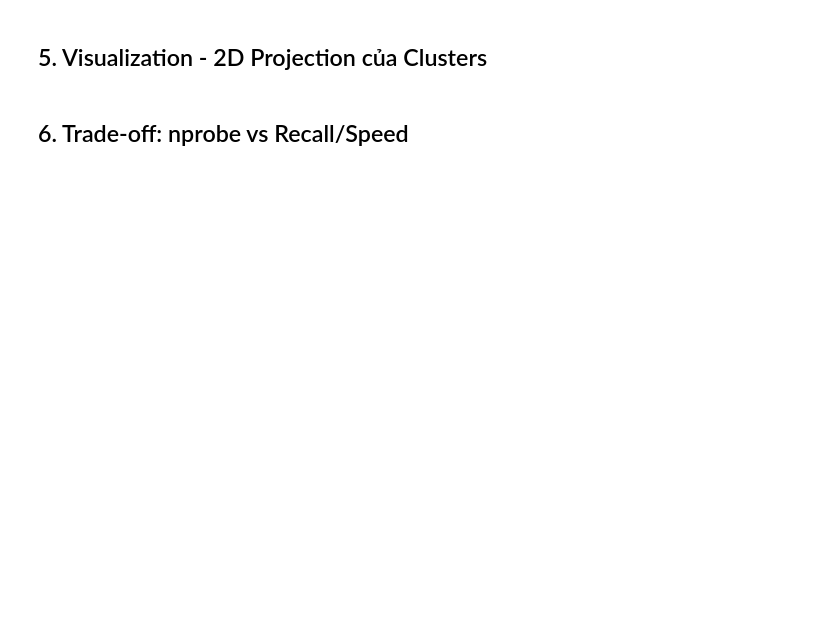
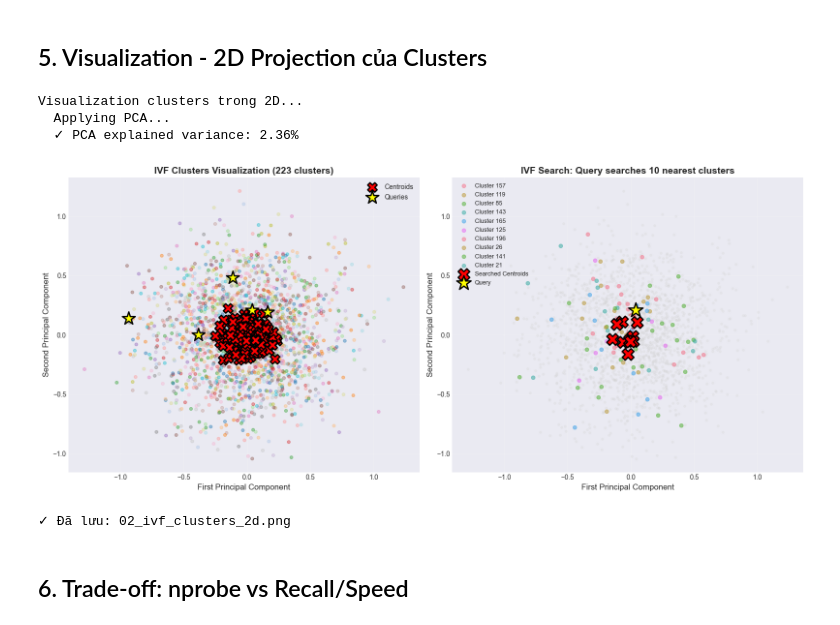
Before and after one commit to dtnntd/faiss, a Jupyter notebook: examples/02_ivf_clustering_visualization.ipynb, the cells around one changed output. Saved outputs shown, nothing was run; the diff lists cells and outputs as text; code cells hidden in the pictures; blank space fills up the shorter version.

```diff
--- a/examples/02_ivf_clustering_visualization.ipynb
+++ b/examples/02_ivf_clustering_visualization.ipynb
@@ -174,8 +208,12 @@ sample_idx = np.random.choice(n_vectors, n_sample, replace=False)
 sample_vectors = database_vectors[sample_idx]
 sample_clusters = cluster_assignments[sample_idx]
 
-# Get centroids
-centroids = faiss.vector_to_array(quantizer.xb).reshape(nlist, dimension)
+# Get centroids from the trained quantizer
+# After training IVF, the centroids are stored in the quantizer as vectors
+# We can reconstruct them one by one
+centroids = np.zeros((nlist, dimension), dtype=np.float32)
+for i in range(nlist):
+    centroids[i] = index_ivf.quantizer.reconstruct(i)
 
 # PCA projection
 print("  Applying PCA...")
@@ -214,7 +252,7 @@ query_idx = 0
 query_2d = queries_2d[query_idx]
 
 # Find nearest centroids to query
-_, nearest_clusters = quantizer.search(query_vectors[query_idx:query_idx+1], nprobe)
+_, nearest_clusters = index_ivf.quantizer.search(query_vectors[query_idx:query_idx+1], nprobe)
 nearest_clusters = nearest_clusters[0]
 
 # Plot all vectors in gray
@@ -230,33 +268,39 @@ for cluster_id in nearest_clusters:
 
 # Plot nearest centroids
 ax.scatter(centroids_2d[nearest_clusters, 0], centroids_2d[nearest_clusters, 1],
            c='red', marker='X', s=300, edgecolors='black',
            linewidth=2, label='Searched Centroids', zorder=5)
 
 # Plot query
 ax.scatter(query_2d[0], query_2d[1], c='yellow', marker='*',
            s=500, edgecolors='black', linewidth=2,
            label='Query', zorder=6)
 
 # Draw lines to searched centroids
 for cluster_id in nearest_clusters:
     centroid_pos = centroids_2d[cluster_id]
     ax.plot([query_2d[0], centroid_pos[0]],
             [query_2d[1], centroid_pos[1]],
             'r--', alpha=0.3, linewidth=1.5)
 
 ax.set_xlabel('First Principal Component', fontsize=12)
 ax.set_ylabel('Second Principal Component', fontsize=12)
 ax.set_title(f'IVF Search: Query searches {nprobe} nearest clusters',
              fontsize=14, fontweight='bold')
 ax.legend(fontsize=9, loc='best')
 ax.grid(True, alpha=0.3)
 
 plt.tight_layout()
 plt.savefig('02_ivf_clusters_2d.png', dpi=300, bbox_inches='tight')
 plt.show()
 
 print(f"✓ Đã lưu: 02_ivf_clusters_2d.png")
+# %% [output]
+Visualization clusters trong 2D...
+  Applying PCA...
+  ✓ PCA explained variance: 2.36%
+[figure, added]
+✓ Đã lưu: 02_ivf_clusters_2d.png
 # %% [markdown]
 ## 6. Trade-off: nprobe vs Recall/Speed
 # %%
```
Also changed, not shown: parts of 9 cells of this notebook, 14 other files.
